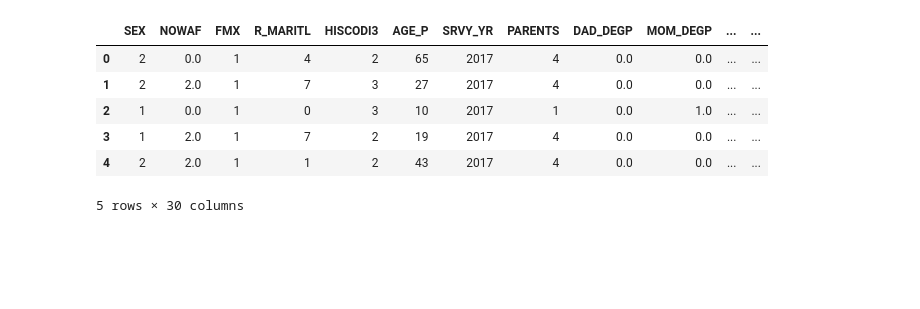
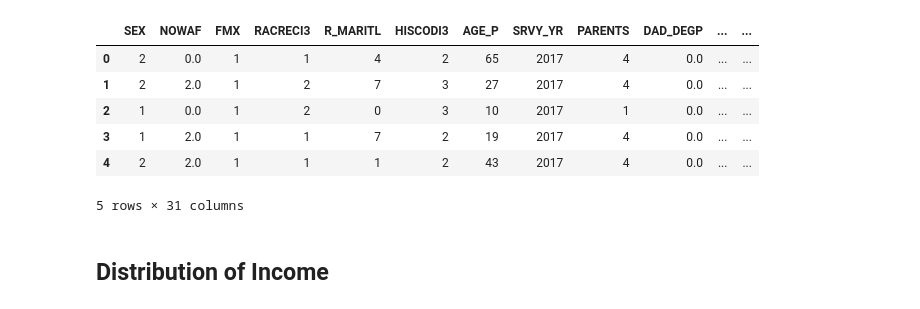
Before and after one commit to andy-alba/Analyzing-Mental-Health-in-America, a Jupyter notebook: AndyA_Analysis.ipynb, the cells around one changed output. Cells and saved outputs as stored; diff of their text form; code cells hidden in the pictures; blank space fills up the shorter version.

Commit message:
depression X income

```diff
--- a/AndyA_Analysis.ipynb
+++ b/AndyA_Analysis.ipynb
@@ -1,18 +23,18 @@
 # %%
-import pandas as pd
-
 cols = pd.read_csv('../stuff.csv')
 
 cols
 
 df_2017 = pd.read_csv('../personsx.csv', usecols = cols['Feature name in Doc'])
-df_2017 = df.fillna(0)
+df_2017 = df_2017.fillna(0)
 df_2017.head()
 # %% [output]
-|  | SEX | NOWAF | FMX | R_MARITL | HISCODI3 | AGE_P | SRVY_YR | PARENTS | DAD_DEGP | MOM_DEGP | ... | ... |
-| 0 | 2 | 0.0 | 1 | 4 | 2 | 65 | 2017 | 4 | 0.0 | 0.0 | ... | ... |
-| 1 | 2 | 2.0 | 1 | 7 | 3 | 27 | 2017 | 4 | 0.0 | 0.0 | ... | ... |
-| 2 | 1 | 0.0 | 1 | 0 | 3 | 10 | 2017 | 1 | 0.0 | 1.0 | ... | ... |
-| 3 | 1 | 2.0 | 1 | 7 | 2 | 19 | 2017 | 4 | 0.0 | 0.0 | ... | ... |
-| 4 | 2 | 2.0 | 1 | 1 | 2 | 43 | 2017 | 4 | 0.0 | 0.0 | ... | ... |
+|  | SEX | NOWAF | FMX | RACRECI3 | R_MARITL | HISCODI3 | AGE_P | SRVY_YR | PARENTS | DAD_DEGP | ... | ... |
+| 0 | 2 | 0.0 | 1 | 1 | 4 | 2 | 65 | 2017 | 4 | 0.0 | ... | ... |
+| 1 | 2 | 2.0 | 1 | 2 | 7 | 3 | 27 | 2017 | 4 | 0.0 | ... | ... |
+| 2 | 1 | 0.0 | 1 | 2 | 0 | 3 | 10 | 2017 | 1 | 0.0 | ... | ... |
+| 3 | 1 | 2.0 | 1 | 1 | 7 | 2 | 19 | 2017 | 4 | 0.0 | ... | ... |
+| 4 | 2 | 2.0 | 1 | 1 | 1 | 2 | 43 | 2017 | 4 | 0.0 | ... | ... |
-5 rows × 30 columns
+5 rows × 31 columns
+# %% [markdown]
+## Distribution of Income
```
Also changed, not shown: parts of 16 cells of this notebook.
